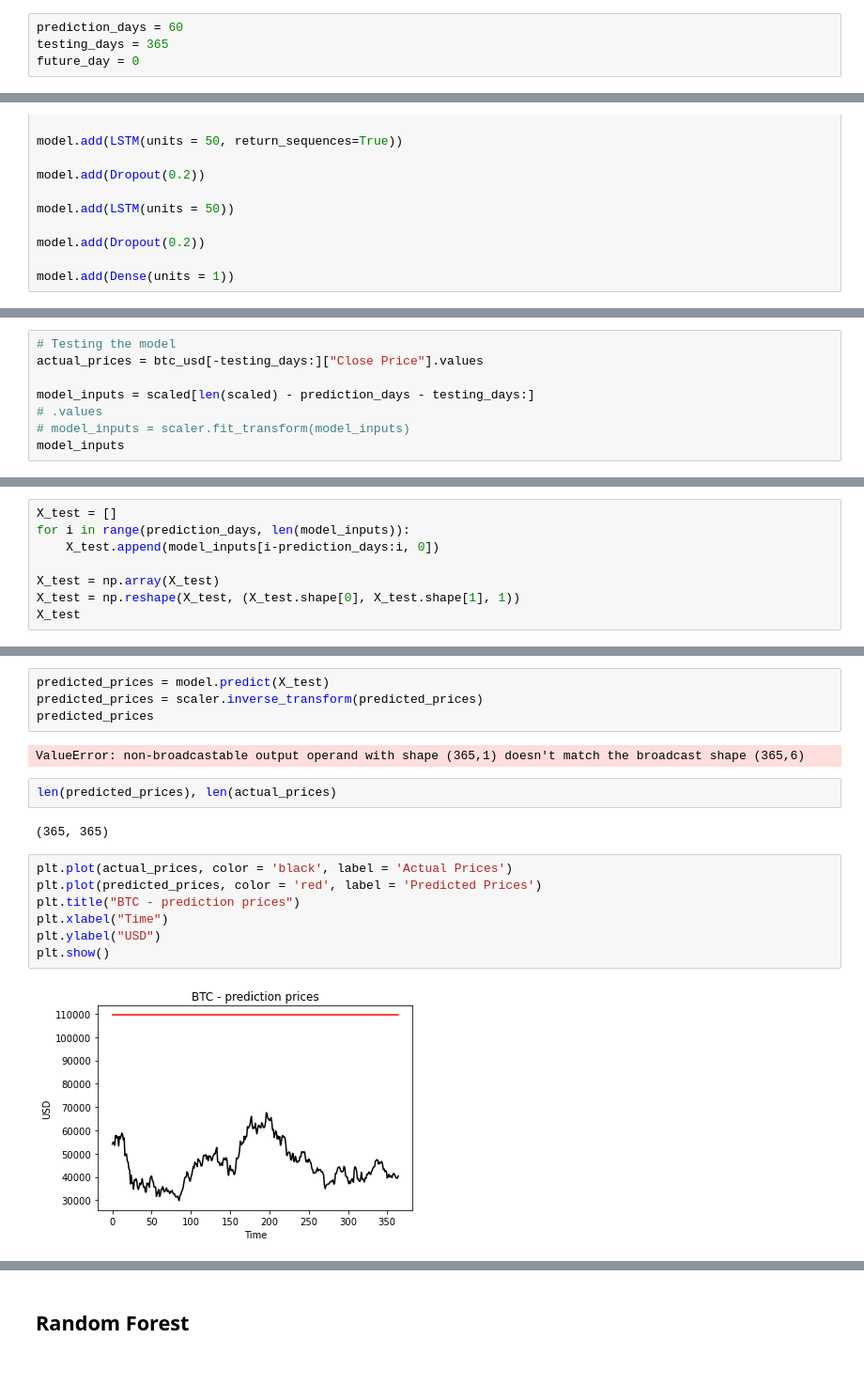
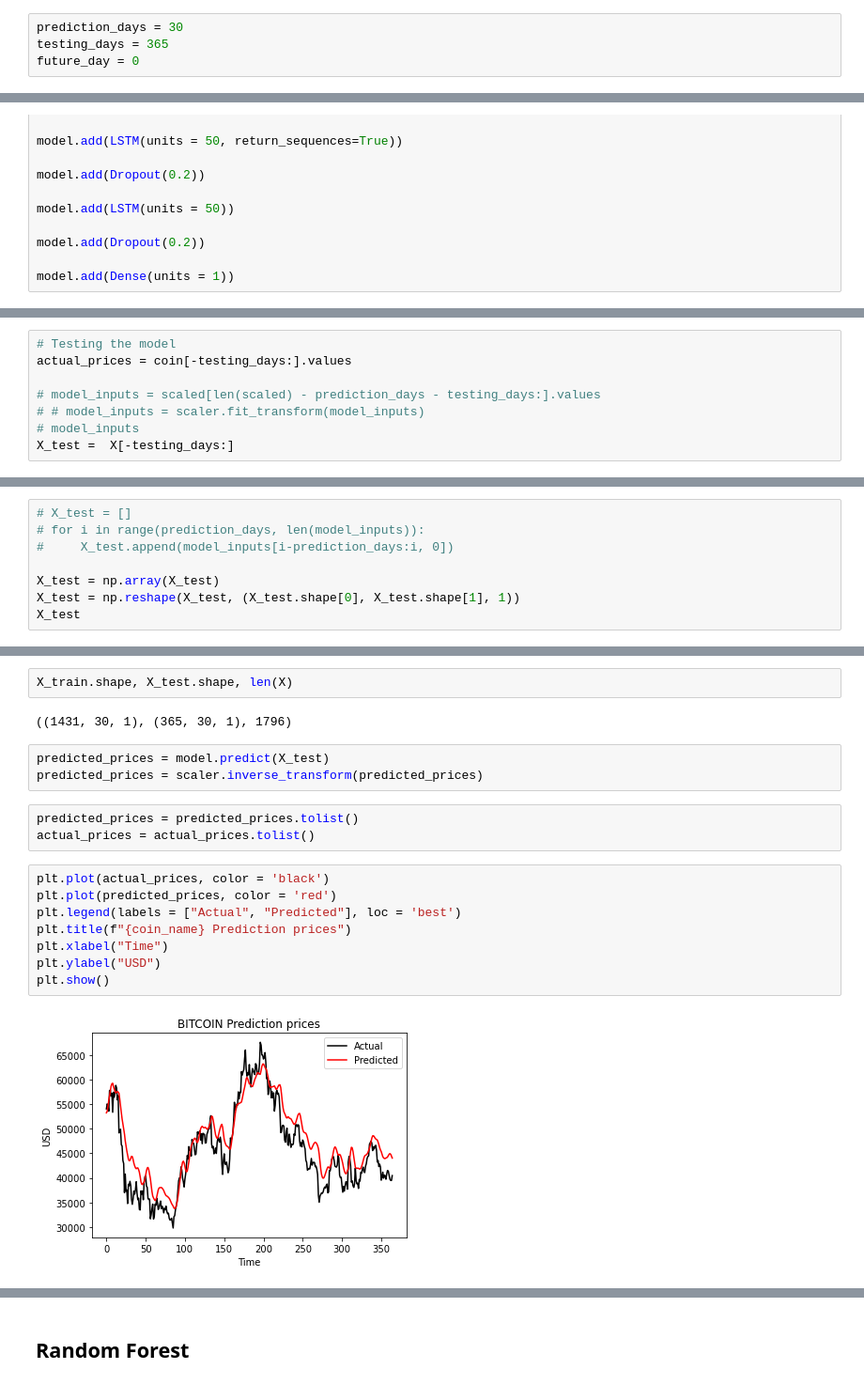
Before and after one commit to alderaemanuele/Business-Cases, a Jupyter notebook: BC4/EA,Crypto_Forecasting.ipynb, the cells around one changed output, grey strips where cells are left out. Shown at 94% size. Drawn from its saved outputs; the diff is of its cells as text.

```diff
--- a/BC4/EA,Crypto_Forecasting.ipynb
+++ b/BC4/EA,Crypto_Forecasting.ipynb
@@ -390,5 +409,5 @@ scaled = scaler.fit_transform(btc_usd["Close Price"].values.reshape(-1,1))
 # %%
-prediction_days = 60
+prediction_days = 30
 testing_days = 365
 future_day = 0
 # %%
@@ -453,9 +472,9 @@ Epoch 50/50
 <keras.callbacks.History at 0x...>
 # %%
 # Testing the model
-actual_prices = btc_usd[-testing_days:]["Close Price"].values
+actual_prices = coin[-testing_days:].values
 
-model_inputs = scaled[len(scaled) - prediction_days - testing_days:]
-# .values
-# model_inputs = scaler.fit_transform(model_inputs)
-model_inputs
+# model_inputs = scaled[len(scaled) - prediction_days - testing_days:].values
+# # model_inputs = scaler.fit_transform(model_inputs)
+# model_inputs
+X_test =  X[-testing_days:]
@@ -480,7 +481,7 @@ array([[0.6911406 ],
 # %%
-X_test = []
-for i in range(prediction_days, len(model_inputs)):
-    X_test.append(model_inputs[i-prediction_days:i, 0])
+# X_test = []
+# for i in range(prediction_days, len(model_inputs)):
+#     X_test.append(model_inputs[i-prediction_days:i, 0])
 
 X_test = np.array(X_test)
 X_test = np.reshape(X_test, (X_test.shape[0], X_test.shape[1], 1))
@@ -503,22 +504,23 @@ array([[[0.6911406 ],
         [0.58020376],
         [0.57637805],
         [0.57611499]]])
+# %%
+X_train.shape, X_test.shape, len(X)
+# %% [output]
+((1431, 30, 1), (365, 30, 1), 1796)
 # %%
 predicted_prices = model.predict(X_test)
 predicted_prices = scaler.inverse_transform(predicted_prices)
-predicted_prices
-# %% [output]
-ValueError: non-broadcastable output operand with shape (365,1) doesn't match the broadcast shape (365,6)
 # %%
-len(predicted_prices), len(actual_prices)
+predicted_prices = predicted_prices.tolist()
+actual_prices = actual_prices.tolist()
-# %% [output]
-(365, 365)
 # %%
-plt.plot(actual_prices, color = 'black', label = 'Actual Prices')
-plt.plot(predicted_prices, color = 'red', label = 'Predicted Prices')
-plt.title("BTC - prediction prices")
+plt.plot(actual_prices, color = 'black')
+plt.plot(predicted_prices, color = 'red')
+plt.legend(labels = ["Actual", "Predicted"], loc = 'best')
+plt.title(f"{coin_name} Prediction prices")
 plt.xlabel("Time")
 plt.ylabel("USD")
 plt.show()
 # %% [output]
-[figure, old version]
+[figure, new version]
```
Also changed, not shown: parts of 8 cells of this notebook.
